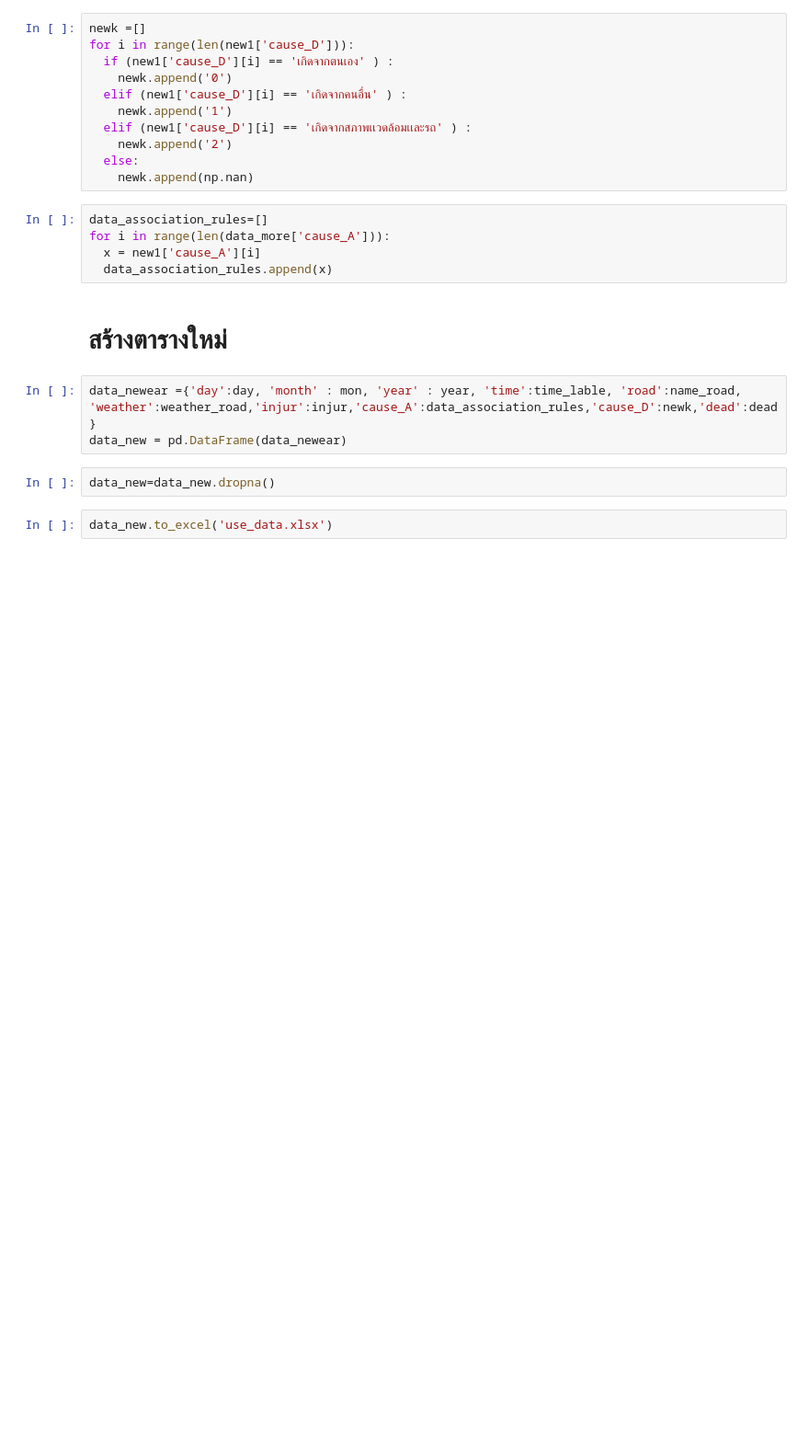
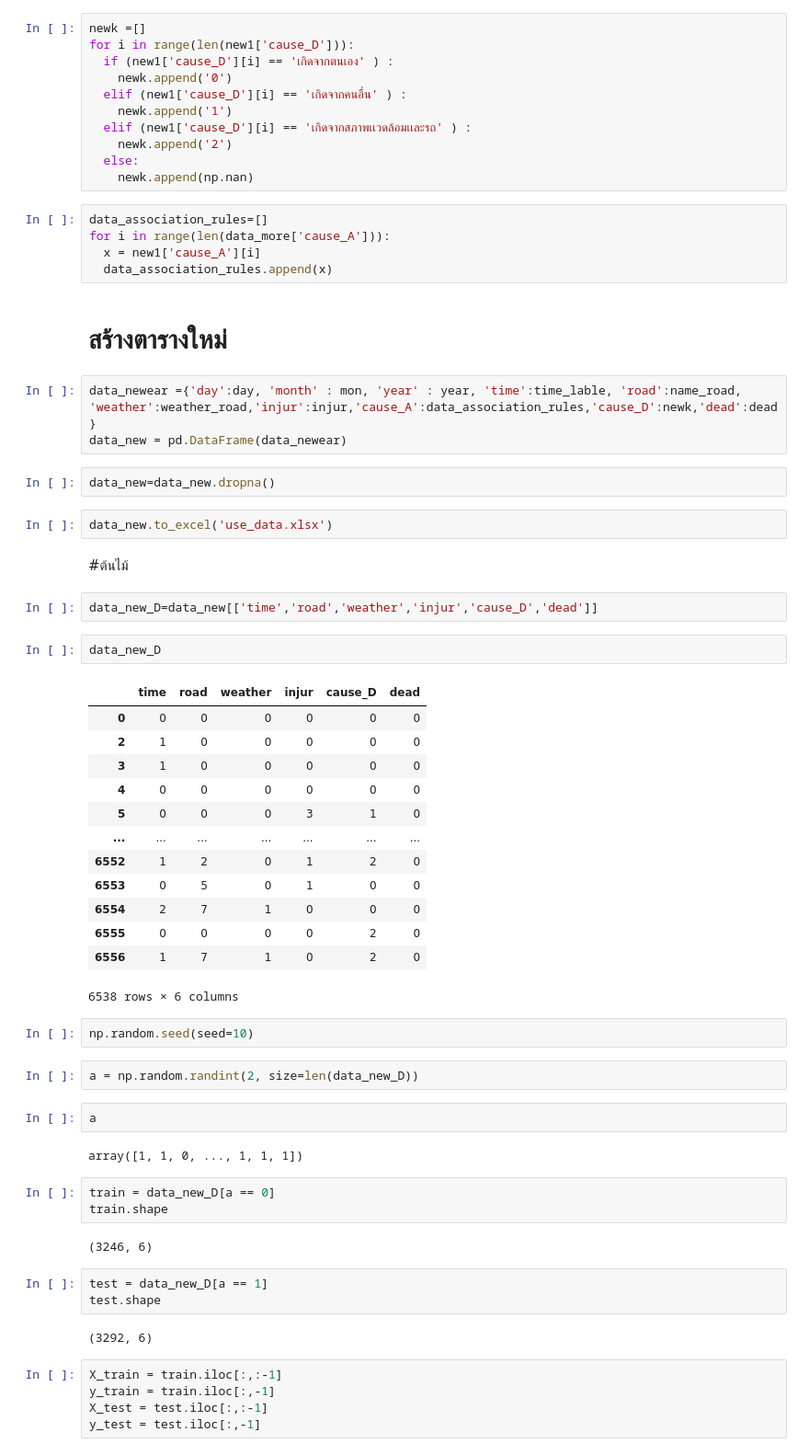
Before and after one commit to Tawanss/BSC_DPDM2023, a Jupyter notebook: project.ipynb, the cells around one changed output. Shown at 92% size. Cells and saved outputs as stored; diff of their text form; blank space fills up the shorter version.

```diff
--- a/project.ipynb
+++ b/project.ipynb
@@ -382,3 +386,46 @@ data_new = pd.DataFrame(data_newear)
 data_new=data_new.dropna()
 # %%
 data_new.to_excel('use_data.xlsx')
+# %% [markdown]
+#ต้นไม้
+# %%
+data_new_D=data_new[['time','road','weather','injur','cause_D','dead']]
+# %%
+data_new_D
+# %% [output]
+|  | time | road | weather | injur | cause_D | dead |
+| 0 | 0 | 0 | 0 | 0 | 0 | 0 |
+| 2 | 1 | 0 | 0 | 0 | 0 | 0 |
+| 3 | 1 | 0 | 0 | 0 | 0 | 0 |
+| 4 | 0 | 0 | 0 | 0 | 0 | 0 |
+| 5 | 0 | 0 | 0 | 3 | 1 | 0 |
+| ... | ... | ... | ... | ... | ... | ... |
+| 6552 | 1 | 2 | 0 | 1 | 2 | 0 |
+| 6553 | 0 | 5 | 0 | 1 | 0 | 0 |
+| 6554 | 2 | 7 | 1 | 0 | 0 | 0 |
+| 6555 | 0 | 0 | 0 | 0 | 2 | 0 |
+| 6556 | 1 | 7 | 1 | 0 | 2 | 0 |
+6538 rows × 6 columns
+# %%
+np.random.seed(seed=10)
+# %%
+a = np.random.randint(2, size=len(data_new_D))
+# %%
+a
+# %% [output]
+array([1, 1, 0, ..., 1, 1, 1])
+# %%
+train = data_new_D[a == 0]
+train.shape
+# %% [output]
+(3246, 6)
+# %%
+test = data_new_D[a == 1]
+test.shape
+# %% [output]
+(3292, 6)
+# %%
+X_train = train.iloc[:,:-1]
+y_train = train.iloc[:,-1]
+X_test = test.iloc[:,:-1]
+y_test = test.iloc[:,-1]
```
Also changed, not shown: parts of 8 cells of this notebook.
